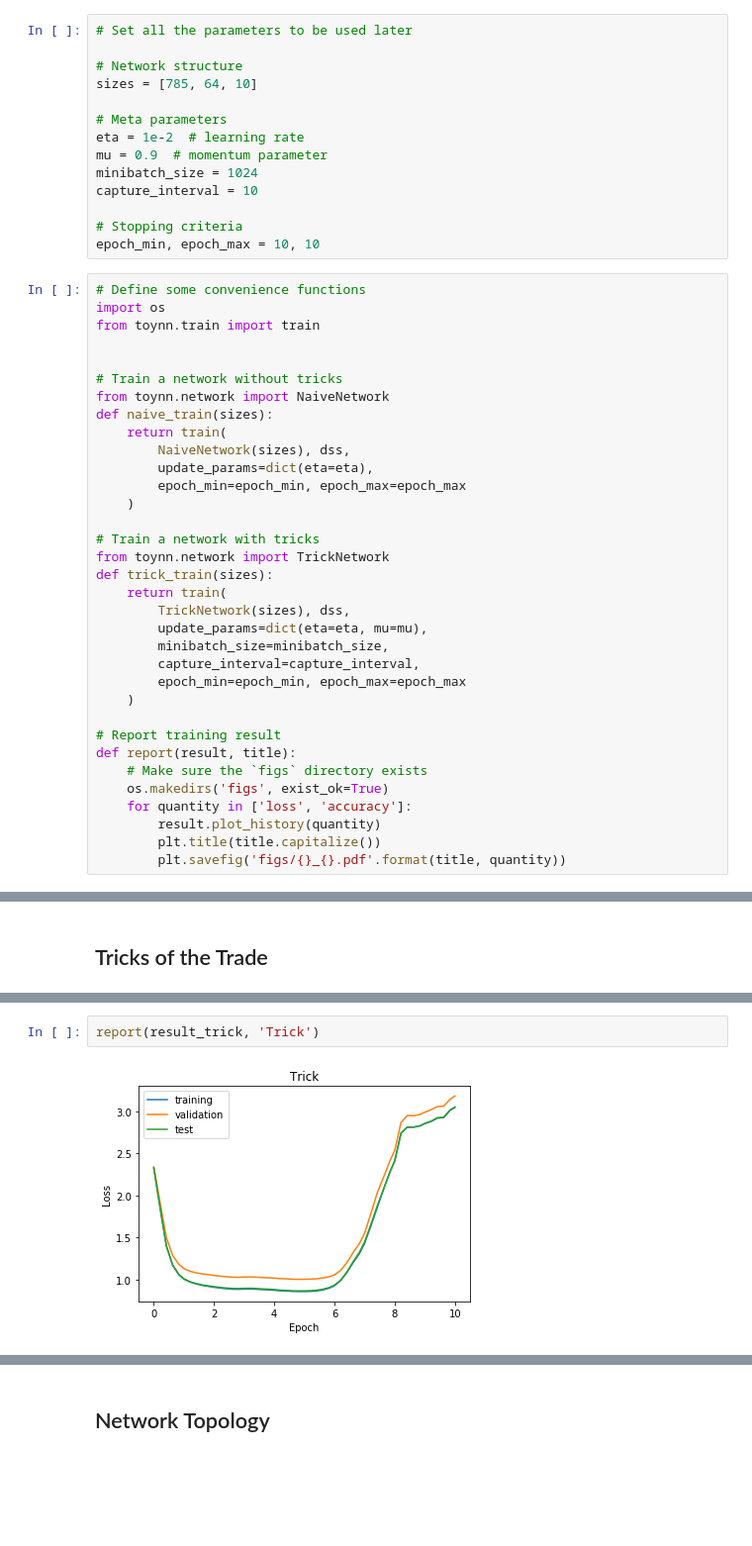
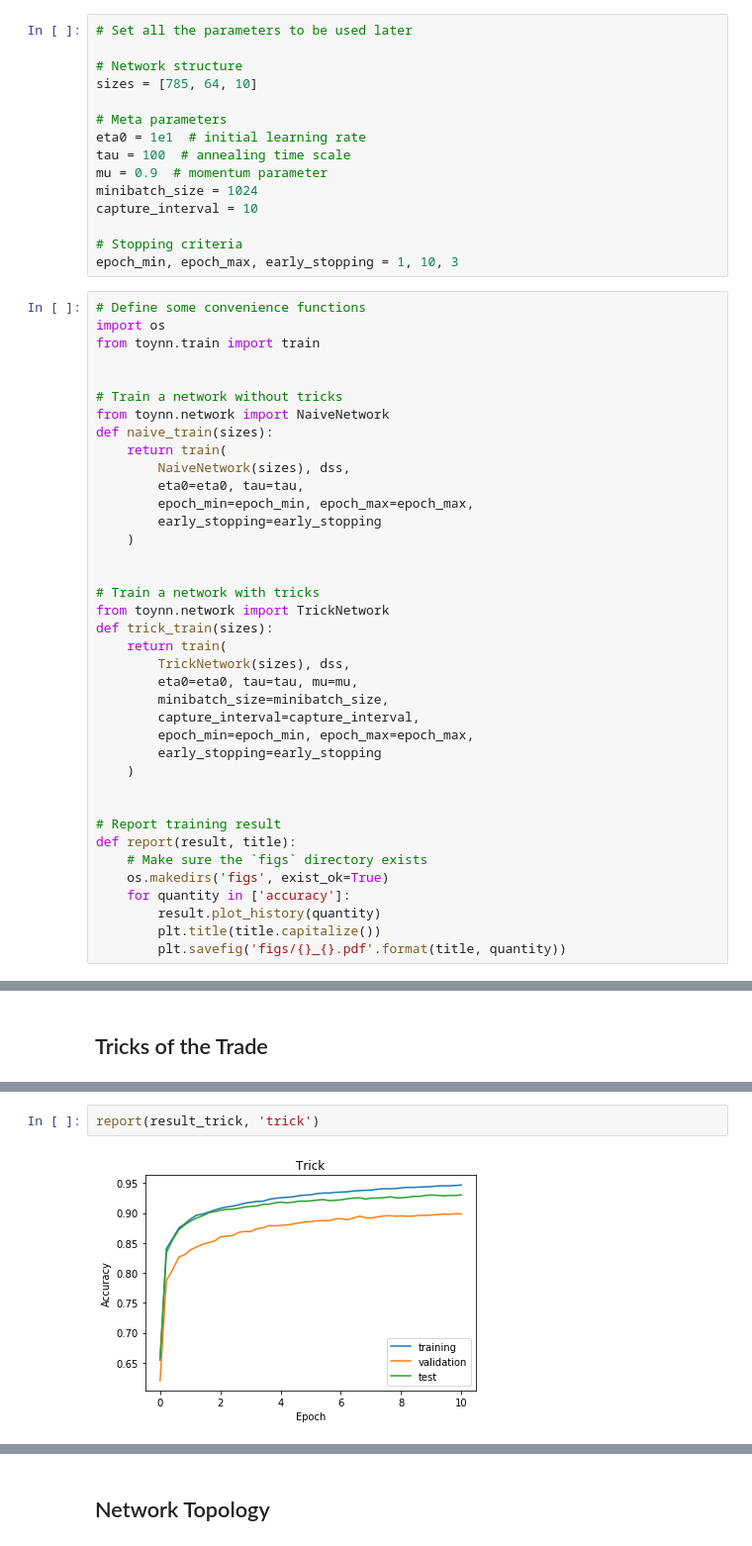
Before and after one commit to qobilidop/CSE-253-PA, a Jupyter notebook: 2/solution.ipynb, the cells around one changed output, grey strips where cells are left out. Shown at 99% size. Saved outputs shown, nothing was run; the diff lists cells and outputs as text; blank space fills up the shorter version.

Commit message:
Add annealing

```diff
--- a/2/solution.ipynb
+++ b/2/solution.ipynb
@@ -11,13 +11,14 @@ import numpy as np
 sizes = [785, 64, 10]
 
 # Meta parameters
-eta = 1e-2  # learning rate
+eta0 = 1e1  # initial learning rate
+tau = 100  # annealing time scale
 mu = 0.9  # momentum parameter
 minibatch_size = 1024
 capture_interval = 10
 
 # Stopping criteria
-epoch_min, epoch_max = 10, 10
+epoch_min, epoch_max, early_stopping = 1, 10, 3
 # %%
 # Define some convenience functions
 import os
@@ -29,26 +30,30 @@ from toynn.network import NaiveNetwork
 def naive_train(sizes):
     return train(
         NaiveNetwork(sizes), dss,
-        update_params=dict(eta=eta),
-        epoch_min=epoch_min, epoch_max=epoch_max
+        eta0=eta0, tau=tau,
+        epoch_min=epoch_min, epoch_max=epoch_max,
+        early_stopping=early_stopping
     )
+
 
 # Train a network with tricks
 from toynn.network import TrickNetwork
 def trick_train(sizes):
     return train(
         TrickNetwork(sizes), dss,
-        update_params=dict(eta=eta, mu=mu),
+        eta0=eta0, tau=tau, mu=mu,
         minibatch_size=minibatch_size,
         capture_interval=capture_interval,
-        epoch_min=epoch_min, epoch_max=epoch_max
+        epoch_min=epoch_min, epoch_max=epoch_max,
+        early_stopping=early_stopping
     )
+
 
 # Report training result
 def report(result, title):
     # Make sure the `figs` directory exists
     os.makedirs('figs', exist_ok=True)
-    for quantity in ['loss', 'accuracy']:
+    for quantity in ['accuracy']:
         result.plot_history(quantity)
         plt.title(title.capitalize())
         plt.savefig('figs/{}_{}.pdf'.format(title, quantity))
@@ -91,4 +121,4 @@ Wall time: 34.2 s
 # %%
-report(result_trick, 'Trick')
+report(result_trick, 'trick')
 # %% [output]
-[figure, old version]
+[figure, new version]
```
Also changed, not shown: parts of 11 cells of this notebook, 2 other files.
